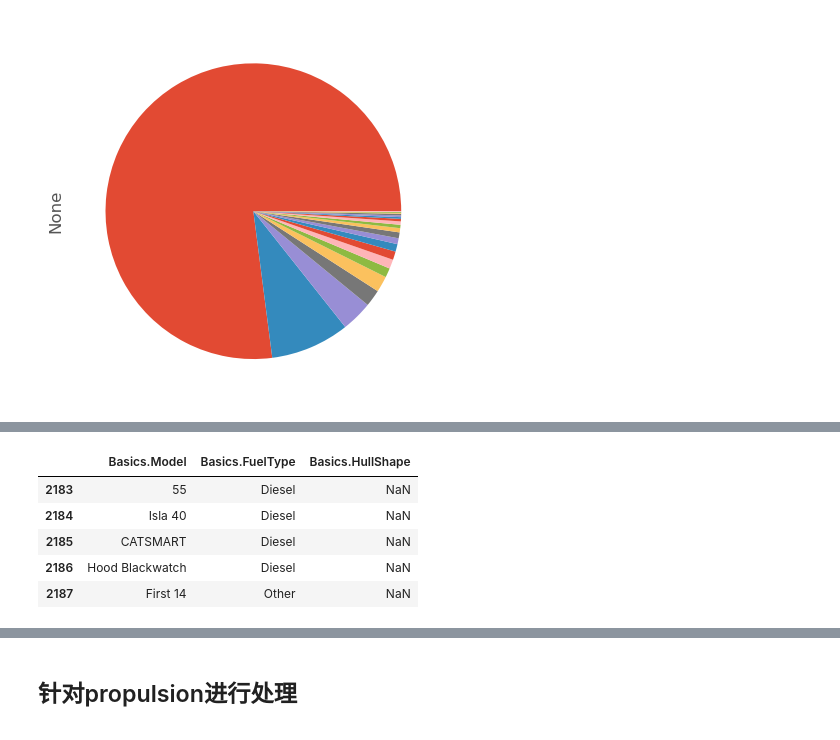
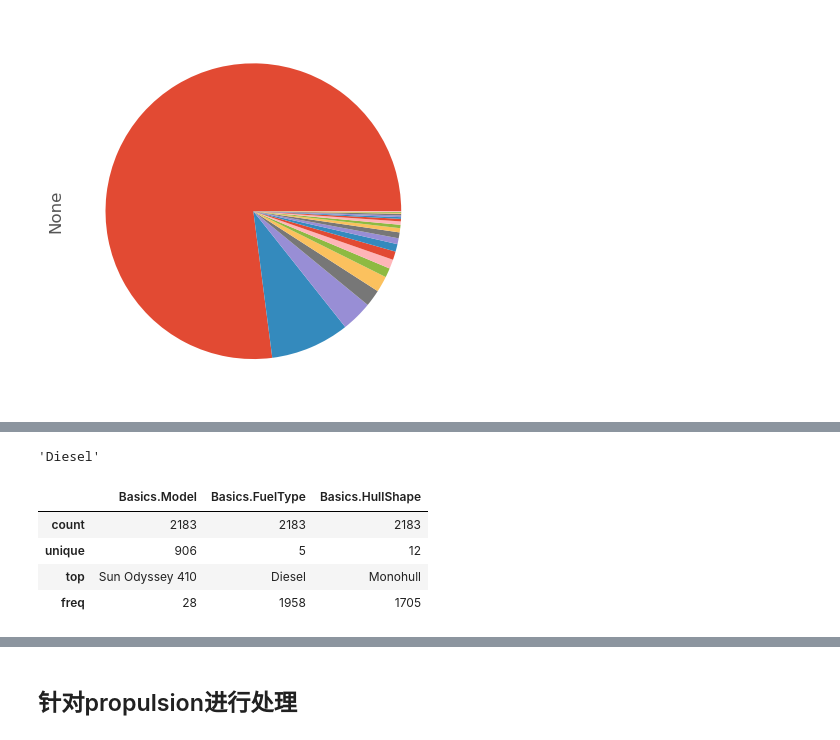
Before and after one commit to Mathematical-Jedi/2023-International-Mathematical-Model, a Jupyter notebook: yecanming/爬虫数据处理/clean.ipynb, the cells around one changed output, grey strips where cells are left out. Drawn from its saved outputs; the diff is of its cells as text; code cells hidden in the pictures.

```diff
--- a/yecanming/爬虫数据处理/clean.ipynb
+++ b/yecanming/爬虫数据处理/clean.ipynb
@@ -116,8 +116,11 @@ Length: 342, dtype: int64
 # df['Basics.Model'] = df['Basics.Model'].dropna()
 df = df.dropna(subset=['Basics.Model']) # dropna是一个整体操作
 # %%
-# df['Make-Model'] = df['Basics.Make'] + '-' + df['Basics.Model']
-group = df.groupby(['Basics.Make', 'Basics.Model'])
+df['Make-Model'] = df['Basics.Make'] + '-' + df['Basics.Model']
+# group = df.groupby(['Basics.Make', 'Basics.Model'])
+
+grouper = 'Make-Model'
+group = df.groupby(grouper)
 # %%
 datalen = []
 for k, v in group:
@@ -133,3 +136,11 @@ pd.Series(datalen).astype(str).value_counts().plot.pie()
 plt.savefig('make-model.png')
 # %% [output]
 [figure]
+# %%
+cols = ['Basics.FuelType', 'Basics.HullShape'] # 要填充的列
+# group_mode = group[cols].agg(lambda x:{x.name: x.mode()} if not  x.isna().sum()==len(x) else None) # 用众数填充
+group_mode = group[cols].agg(lambda x:x.mode()if not  x.isna().sum()==len(x) else None) # 用众数填充
+# group_mode = group[cols].mode()
+group_mode
+full_mode = df[cols].mode() # 用全局众数填充
+full_mode
@@ -136 +162,15 @@ plt.savefig('make-model.png')
+# %%
+# a = group_mode.to_numpy()
+# d = {k:v for }
+group_mode.loc['A-Yachts-A-33', 'Basics.FuelType']
+# %% [output]
+'Diesel'
+# %%
+def fill_each_row(x, col):
+    # print(x[0] if pd.isna(x[0]) else None)
+    return group_mode.loc[x[0], col] if pd.isna(x[1]) else x[1]
+
+for col in ['Basics.FuelType', 'Basics.HullShape']:
+    df[col] = df[['Make-Model', col]].apply(lambda x:fill_each_row(x, col), axis=1)
+    df[col] = df[col].fillna(df[col].mode()[0])
 # %%
@@ -157,12 +194,12 @@ for k, v in group:
 # %%
-df[['Basics.Model', 'Basics.FuelType', 'Basics.HullShape']].tail()
+# df[['Basics.Model', 'Basics.FuelType', 'Basics.HullShape']].tail()
+df[['Basics.Model', 'Basics.FuelType', 'Basics.HullShape']].describe()
 # %% [output]
 |  | Basics.Model | Basics.FuelType | Basics.HullShape |
-| 2183 | 55 | Diesel | NaN |
-| 2184 | Isla 40 | Diesel | NaN |
-| 2185 | CATSMART | Diesel | NaN |
-| 2186 | Hood Blackwatch | Diesel | NaN |
-| 2187 | First 14 | Other | NaN |
+| count | 2183 | 2183 | 2183 |
+| unique | 906 | 5 | 12 |
+| top | Sun Odyssey 410 | Diesel | Monohull |
+| freq | 28 | 1958 | 1705 |
 # %%
 df[basics_columns].isnull().sum()
 # %% [output]
```
Also changed, not shown: parts of 8 cells of this notebook, 1 other file.
